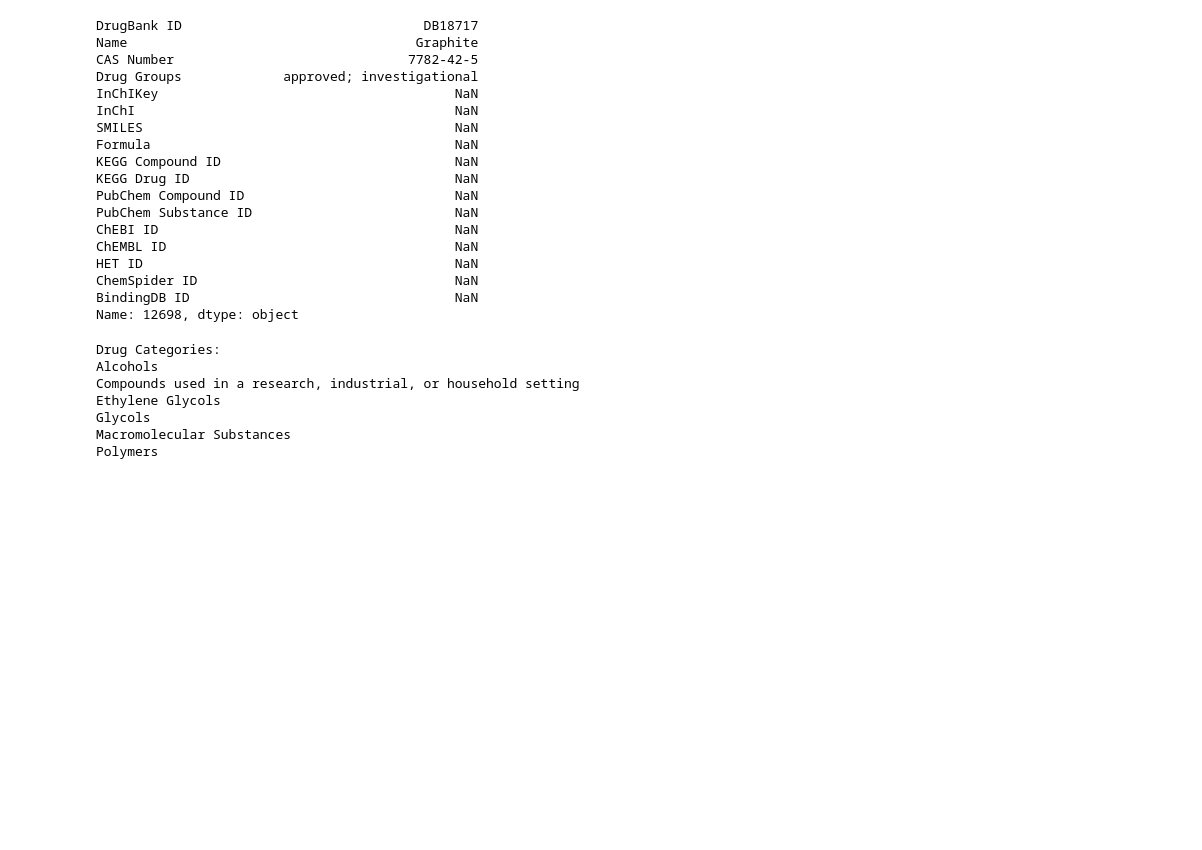
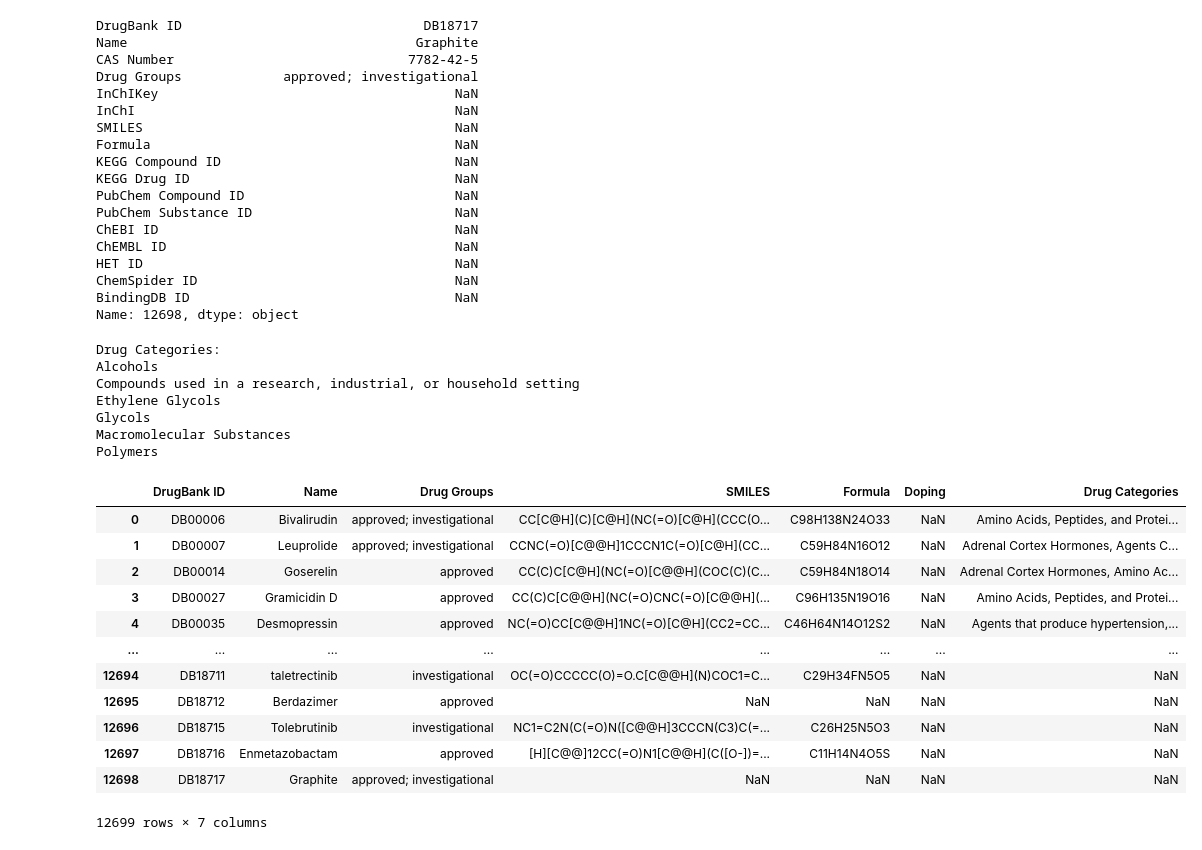
Before and after one commit to AlinaGavrish/GNN-Predictor-for-Banned-Substances-in-Sports, a Jupyter notebook: Testing.ipynb, the cells around one changed output. Saved outputs shown, nothing was run; the diff lists cells and outputs as text; code cells hidden in the pictures; blank space fills up the shorter version.

```diff
--- a/Testing.ipynb
+++ b/Testing.ipynb
@@ -790,3 +790,24 @@ Ethylene Glycols
 Glycols
 Macromolecular Substances
 Polymers
+# %%
+import pandas as pd
+full_dataset = 'data/raw/full_filtered.csv'
+full_df = pd.read_csv(full_dataset)
+full_df.to_csv('data/raw/full_filtered.csv', index=False)
+# print(full_df.head())
+full_df
+# %% [output]
+|  | DrugBank ID | Name | Drug Groups | SMILES | Formula | Doping | Drug Categories |
+| 0 | DB00006 | Bivalirudin | approved; investigational | CC[C@H](C)[C@H](NC(=O)[C@H](CCC(O... | C98H138N24O33 | NaN | Amino Acids, Peptides, and Protei... |
+| 1 | DB00007 | Leuprolide | approved; investigational | CCNC(=O)[C@@H]1CCCN1C(=O)[C@H](CC... | C59H84N16O12 | NaN | Adrenal Cortex Hormones, Agents C... |
+| 2 | DB00014 | Goserelin | approved | CC(C)C[C@H](NC(=O)[C@@H](COC(C)(C... | C59H84N18O14 | NaN | Adrenal Cortex Hormones, Amino Ac... |
+| 3 | DB00027 | Gramicidin D | approved | CC(C)C[C@@H](NC(=O)CNC(=O)[C@@H](... | C96H135N19O16 | NaN | Amino Acids, Peptides, and Protei... |
+| 4 | DB00035 | Desmopressin | approved | NC(=O)CC[C@@H]1NC(=O)[C@H](CC2=CC... | C46H64N14O12S2 | NaN | Agents that produce hypertension,... |
+| ... | ... | ... | ... | ... | ... | ... | ... |
+| 12694 | DB18711 | taletrectinib | investigational | OC(=O)CCCCC(O)=O.C[C@@H](N)COC1=C... | C29H34FN5O5 | NaN | NaN |
+| 12695 | DB18712 | Berdazimer | approved | NaN | NaN | NaN | NaN |
+| 12696 | DB18715 | Tolebrutinib | investigational | NC1=C2N(C(=O)N([C@@H]3CCCN(C3)C(=... | C26H25N5O3 | NaN | NaN |
+| 12697 | DB18716 | Enmetazobactam | approved | [H][C@@]12CC(=O)N1[C@@H](C([O-])=... | C11H14N4O5S | NaN | NaN |
+| 12698 | DB18717 | Graphite | approved; investigational | NaN | NaN | NaN | NaN |
+12699 rows × 7 columns
```
Also changed, not shown: parts of 1 cell of this notebook, 15 other files.
